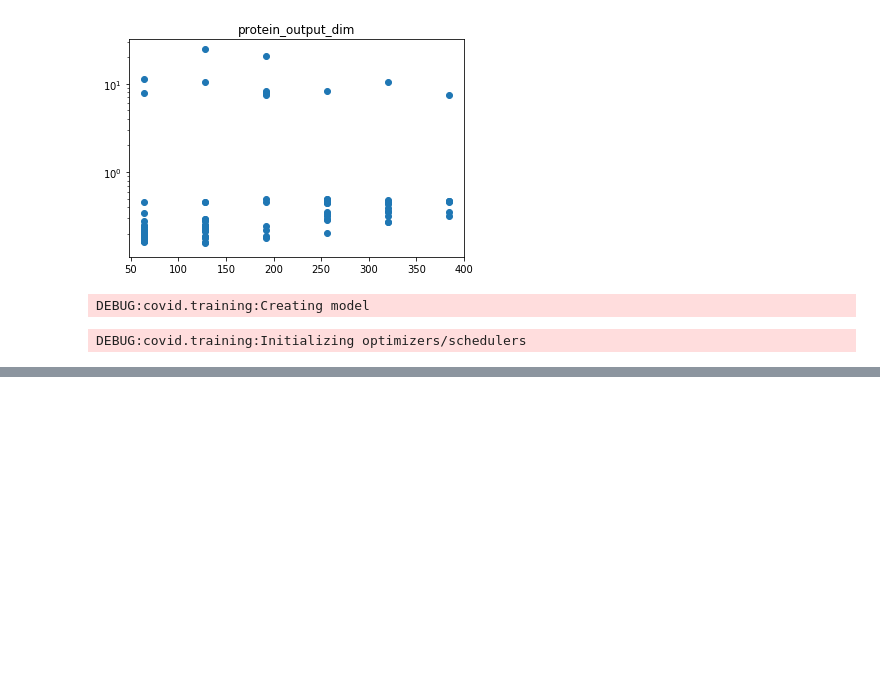
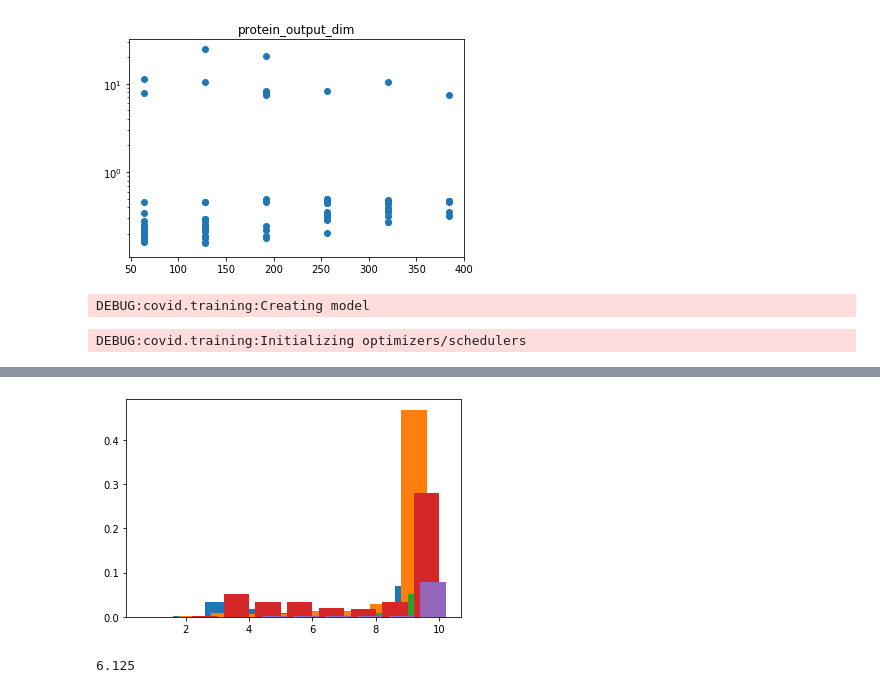
Before and after one commit to BryceEakin/COVID, a Jupyter notebook: Model Prototyping.ipynb, the cells around one changed output, grey strips where cells are left out. Cells and saved outputs as stored; diff of their text form; code cells hidden in the pictures; blank space fills up the shorter version.

```diff
--- a/Model Prototyping.ipynb
+++ b/Model Prototyping.ipynb
@@ -236,3 +233,12 @@ DEBUG:covid.training:Initializing optimizers/schedulers
+# %%
+for i in range(5):
+    plt.bar(np.arange(1,10) + i*0.2, (bins/bins.sum(0,keepdim=True)).numpy()[1:,i])
+# %% [output]
+[figure, added]
+# %%
+TOTAL_TIME
+# %% [output]
+6.125
 # %%
 epoch = 0
 last_validation = epoch
```
Also changed, not shown: parts of 31 cells of this notebook, 6 other files.
